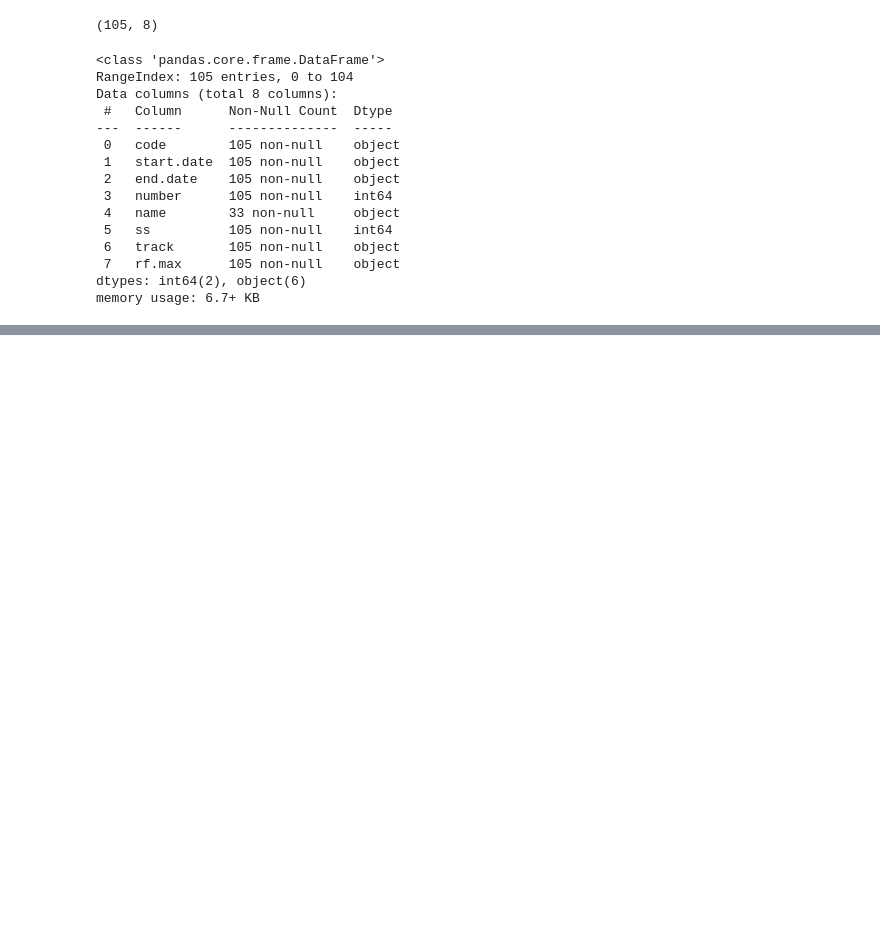
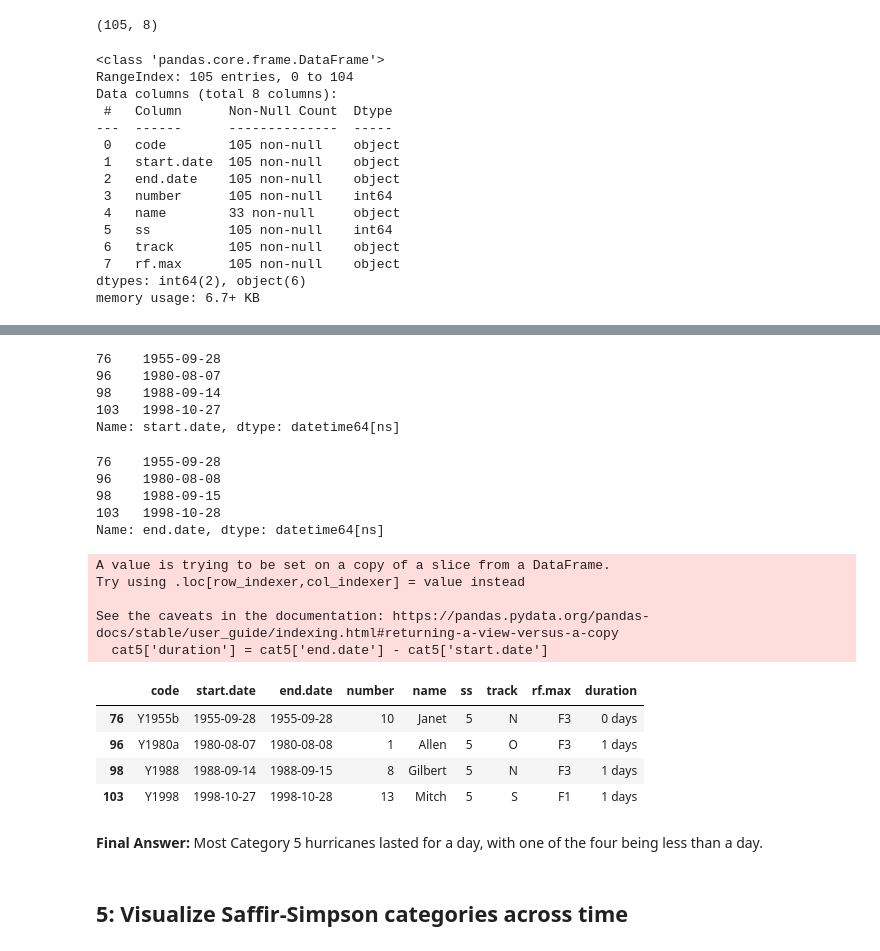
Before and after one commit to sofiasarak/eds220-sections, a Jupyter notebook: section-4-yucatan-hurricanes.ipynb, the cells around one changed output, grey strips where cells are left out. Drawn from its saved outputs; the diff is of its cells as text; code cells hidden in the pictures; blank space fills up the shorter version.

```diff
--- a/section-4-yucatan-hurricanes.ipynb
+++ b/section-4-yucatan-hurricanes.ipynb
@@ -67,0 +80,4 @@ memory usage: 6.7+ KB
+# %%
+# Filter for just hurricans that are category 5 and saving as its own df
+cat5 = hurr[hurr['ss'] == 5]
+cat5
@@ -67,0 +109,4 @@ memory usage: 6.7+ KB
+# %%
+# Changing date variables to be DateTime objects
+cat5['start.date'] = pd.to_datetime(cat5['start.date'])
+cat5['end.date'] = pd.to_datetime(cat5['end.date'])
@@ -67,0 +124,37 @@ memory usage: 6.7+ KB
+# %%
+cat5['start.date']
+# %% [output]
+76    1955-09-28
+96    1980-08-07
+98    1988-09-14
+103   1998-10-27
+Name: start.date, dtype: datetime64[ns]
+# %%
+cat5['end.date']
+# %% [output]
+76    1955-09-28
+96    1980-08-08
+98    1988-09-15
+103   1998-10-28
+Name: end.date, dtype: datetime64[ns]
+# %%
+# Adding new column 'duration', which is the difference between end date and start date
+cat5['duration'] = cat5['end.date'] - cat5['start.date']
+# %% [output]
+A value is trying to be set on a copy of a slice from a DataFrame.
+Try using .loc[row_indexer,col_indexer] = value instead
+
+See the caveats in the documentation: https://pandas.pydata.org/pandas-docs/stable/user_guide/indexing.html#returning-a-view-versus-a-copy
+  cat5['duration'] = cat5['end.date'] - cat5['start.date']
+# %%
+cat5
+# %% [output]
+|  | code | start.date | end.date | number | name | ss | track | rf.max | duration |
+| 76 | Y1955b | 1955-09-28 | 1955-09-28 | 10 | Janet | 5 | N | F3 | 0 days |
+| 96 | Y1980a | 1980-08-07 | 1980-08-08 | 1 | Allen | 5 | O | F3 | 1 days |
+| 98 | Y1988 | 1988-09-14 | 1988-09-15 | 8 | Gilbert | 5 | N | F3 | 1 days |
+| 103 | Y1998 | 1998-10-27 | 1998-10-28 | 13 | Mitch | 5 | S | F1 | 1 days |
+# %% [markdown]
+**Final Answer:** Most Category 5 hurricanes lasted for a day, with one of the four being less than a day.
+# %% [markdown]
+## 5: Visualize Saffir-Simpson categories across time
```
Also changed, not shown: parts of 12 cells of this notebook.
